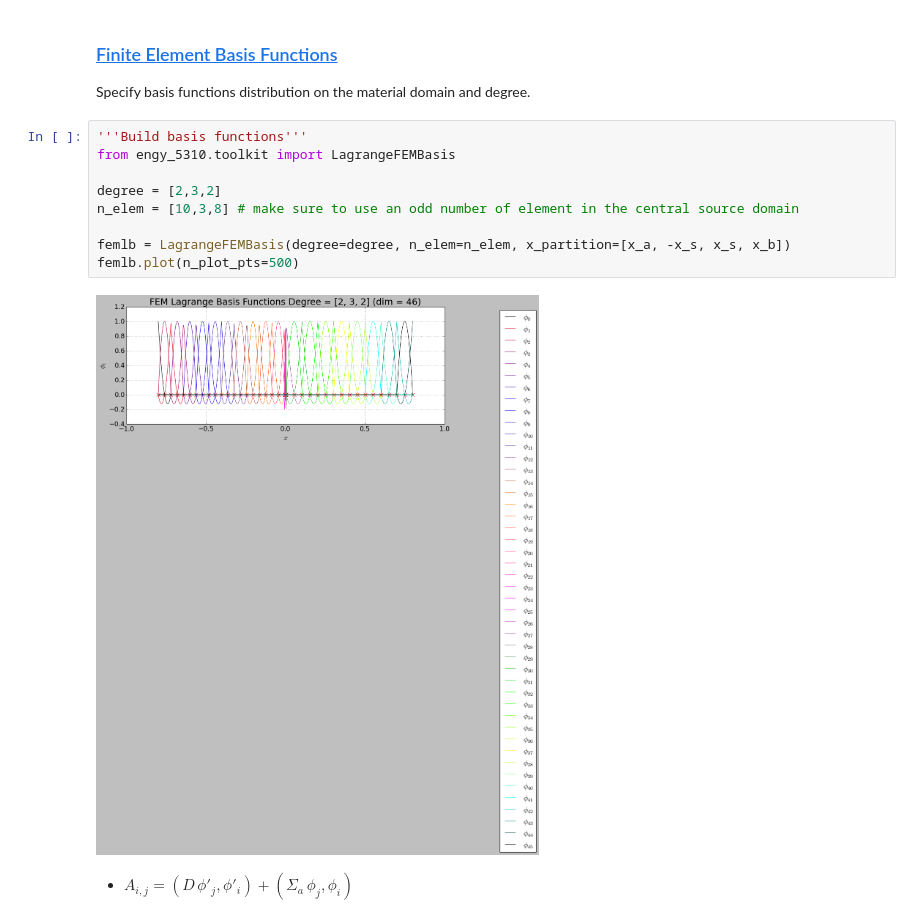
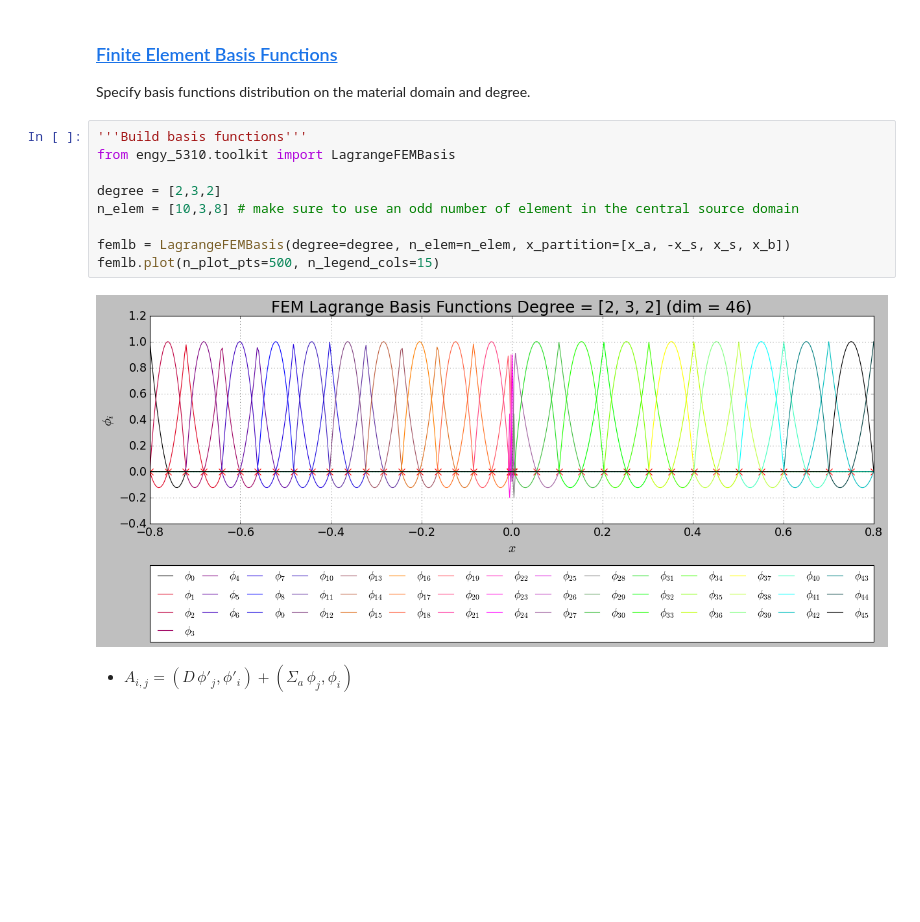
Before and after one commit to dpploy/engy-5050, a Jupyter notebook: notebooks/02-diff-plane-source.ipynb, the cells around one changed output. Drawn from its saved outputs; the diff is of its cells as text; blank space fills up the shorter version.

```diff
--- a/notebooks/02-diff-plane-source.ipynb
+++ b/notebooks/02-diff-plane-source.ipynb
@@ -535,14 +588,14 @@ Specify basis functions distribution on the material domain and degree.
 # %%
 '''Build basis functions'''
 from engy_5310.toolkit import LagrangeFEMBasis
 
 degree = [2,3,2]
 n_elem = [10,3,8] # make sure to use an odd number of element in the central source domain
 
 femlb = LagrangeFEMBasis(degree=degree, n_elem=n_elem, x_partition=[x_a, -x_s, x_s, x_b])
-femlb.plot(n_plot_pts=500)
+femlb.plot(n_plot_pts=500, n_legend_cols=15)
 # %% [output]
-[figure, old version]
+[figure, new version]
 # %% [markdown]
   + $A_{i,j} = (D\,\phi'_j,\phi'_i) + (\Sigma_a\,\phi_j,\phi_i) $
 # %%
```
Also changed, not shown: parts of 43 cells of this notebook, 3 other files.
